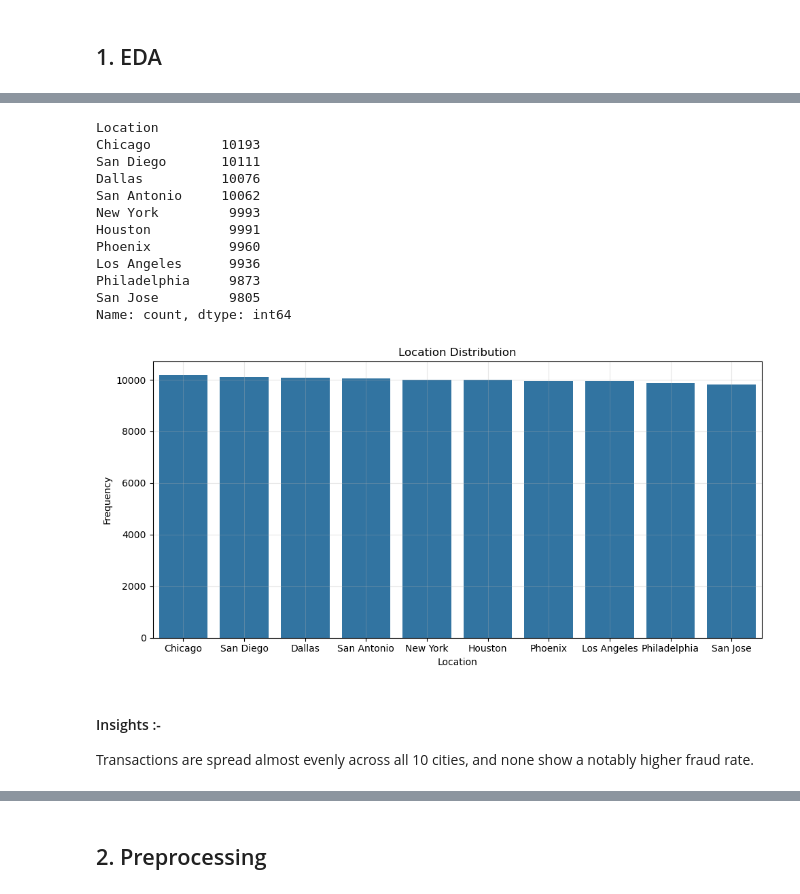
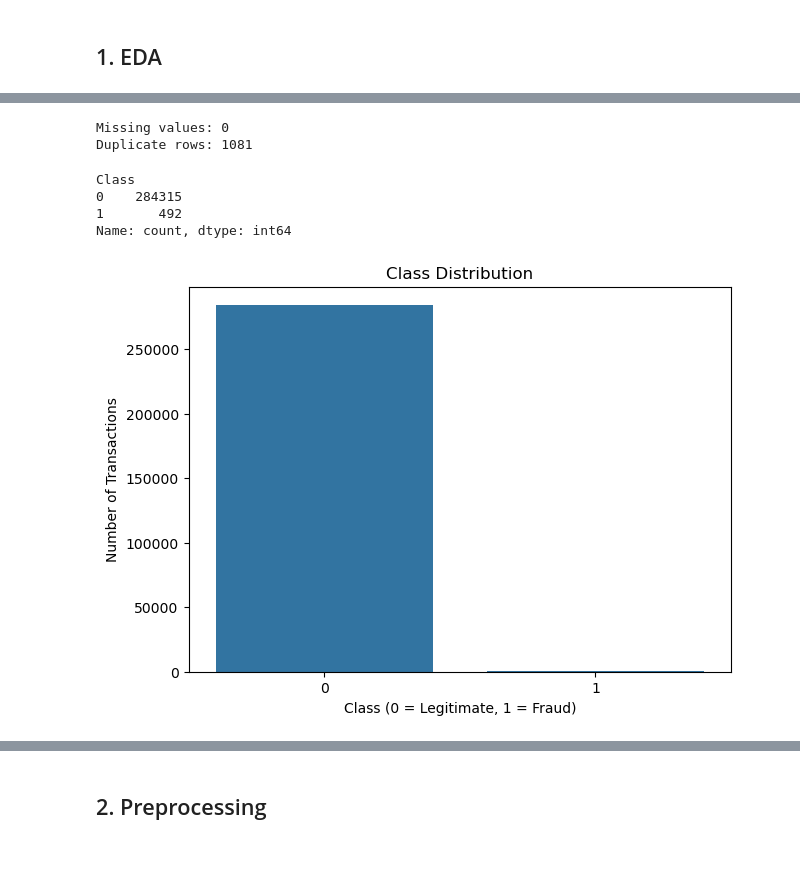
Before and after one commit to Yash-Codes07/DecodeLabs_Tasks, a Jupyter notebook: TASK_2/notebooks/Project2.ipynb, the cells around one changed output, grey strips where cells are left out. Cells and saved outputs as stored; diff of their text form; code cells hidden in the pictures; blank space fills up the shorter version.

```diff
--- a/TASK_2/notebooks/Project2.ipynb
+++ b/TASK_2/notebooks/Project2.ipynb
@@ -117,31 +97,25 @@ Purchases and refunds are split almost 50/50, and neither type shows a meaningfu
 # %%
-location_count = df["Location"].value_counts()
-location_count
+print("Missing values:", df.isnull().sum().sum())
+print("Duplicate rows:", df.duplicated().sum())
 # %% [output]
-Location
-Chicago         10193
-San Diego       10111
-Dallas          10076
-San Antonio     10062
-New York         9993
-Houston          9991
-Phoenix          9960
-Los Angeles      9936
-Philadelphia     9873
-San Jose         9805
-Name: count, dtype: int64
+Missing values: 0
+Duplicate rows: 1081
 # %%
-plt.figure(figsize=(10, 5))
-sns.barplot(x=location_count.index, y=location_count.values)
-plt.title("Location Distribution")
-plt.xlabel("Location")
-plt.ylabel("Frequency")
-plt.grid(True, alpha=0.3)
-plt.tight_layout()
-plt.show()
+class_counts = df["Class"].value_counts()
+class_counts
 # %% [output]
-[figure, removed]
+Class
+0    284315
+1       492
+Name: count, dtype: int64
-# %% [markdown]
-#### Insights :-
-Transactions are spread almost evenly across all 10 cities, and none show a notably higher fraud rate.
+# %%
+plt.figure(figsize=(7, 5))
+sns.barplot(x=class_counts.index, y=class_counts.values)
+plt.title("Class Distribution")
+plt.xlabel("Class (0 = Legitimate, 1 = Fraud)")
+plt.ylabel("Number of Transactions")
+plt.xticks([0, 1])
+plt.show()
+# %% [output]
+[figure, added]
 # %%
```
Also changed, not shown: parts of 67 cells of this notebook, 9 other files.
